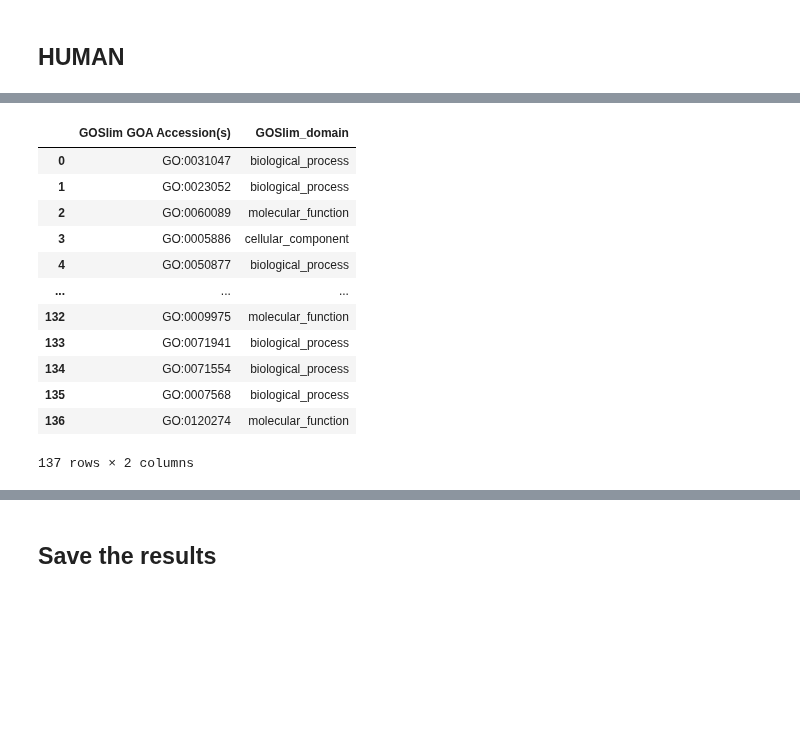
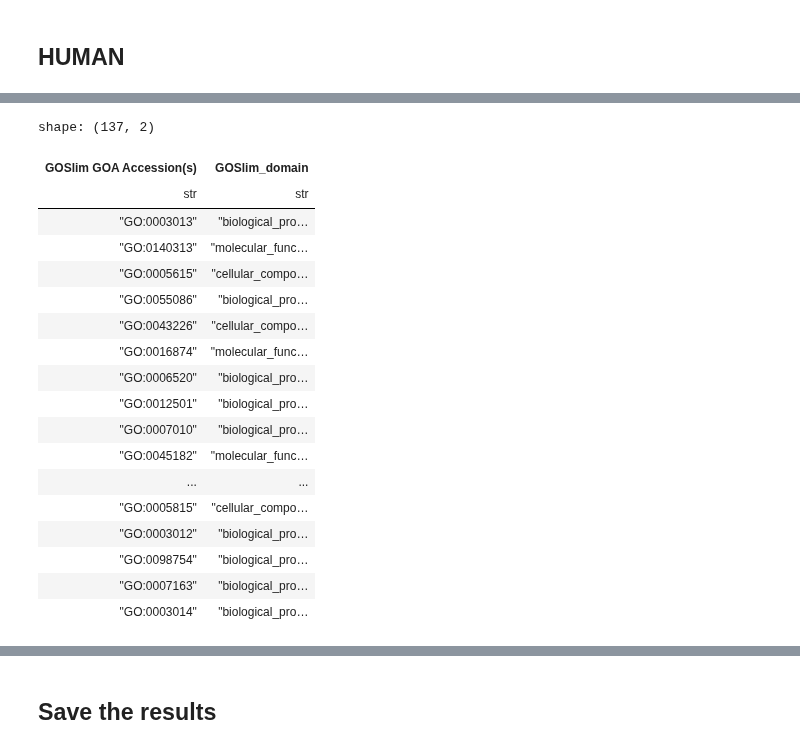
Before and after one commit to yonezawa-sora/pycircos_comaparative_species, a Jupyter notebook: data_preprocessing/1_GOSlim_add_domain.ipynb, the cells around one changed output, grey strips where cells are left out. Drawn from its saved outputs; the diff is of its cells as text; code cells hidden in the pictures; blank space fills up the shorter version.

```diff
--- a/data_preprocessing/1_GOSlim_add_domain.ipynb
+++ b/data_preprocessing/1_GOSlim_add_domain.ipynb
@@ -157,0 +137,6 @@ display(ensembl_goslim_human_unique)
+# %%
+ensembl_goslim_human = pl.read_csv("../data/biomart_goslim/biomart_human_goslim_R110.tsv",
+                                   separator="\t",
+                                   infer_schema_length=0) # Ensembl release 110
+ensembl_goslim_human_unique = ensembl_goslim_human.unique(keep="first", maintain_order=True)
+display(ensembl_goslim_human_unique)
@@ -158,5 +163,4 @@ display(ensembl_goslim_human_unique)
 # %%
-unique_goslim_terms_human = ensembl_goslim_human_unique["GOSlim GOA Accession(s)"].unique()
-human_goslim_df = pd.DataFrame(unique_goslim_terms_human,columns=["GOSlim GOA Accession(s)"])
-display(human_goslim_df)
+unique_goslim_terms_human = ensembl_goslim_human_unique.unique(subset=['GOSlim GOA Accession(s)']).select('GOSlim GOA Accession(s)')
+display(unique_goslim_terms_human)
 # %% [output]
@@ -176,20 +186,28 @@ display(human_goslim_df)
 # %%
-human_goslim_df["GOSlim_domain"] = human_goslim_df["GOSlim GOA Accession(s)"].apply(get_domain)
+# pandas -> human_goslim_df["GOSlim_domain"] = human_goslim_df["GOSlim GOA Accession(s)"].apply(get_domain)
+human_goslim_df = unique_goslim_terms_human.with_columns(
+    unique_goslim_terms_human["GOSlim GOA Accession(s)"].map_elements(get_domain, return_dtype=str).alias("GOSlim_domain")
+)
 time.sleep(10)
-
 display(human_goslim_df)
 # %% [output]
+shape: (137, 2)
-|  | GOSlim GOA Accession(s) | GOSlim_domain |
-| 0 | GO:0031047 | biological_process |
-| 1 | GO:0023052 | biological_process |
-| 2 | GO:0060089 | molecular_function |
-| 3 | GO:0005886 | cellular_component |
-| 4 | GO:0050877 | biological_process |
-| ... | ... | ... |
-| 132 | GO:0009975 | molecular_function |
-| 133 | GO:0071941 | biological_process |
-| 134 | GO:0071554 | biological_process |
-| 135 | GO:0007568 | biological_process |
-| 136 | GO:0120274 | molecular_function |
+| GOSlim GOA Accession(s) | GOSlim_domain |
+| str | str |
+| "GO:0003013" | "biological_pro… |
+| "GO:0140313" | "molecular_func… |
+| "GO:0005615" | "cellular_compo… |
+| "GO:0055086" | "biological_pro… |
+| "GO:0043226" | "cellular_compo… |
+| "GO:0016874" | "molecular_func… |
+| "GO:0006520" | "biological_pro… |
+| "GO:0012501" | "biological_pro… |
+| "GO:0007010" | "biological_pro… |
+| "GO:0045182" | "molecular_func… |
+| ... | ... |
+| "GO:0005815" | "cellular_compo… |
+| "GO:0003012" | "biological_pro… |
+| "GO:0098754" | "biological_pro… |
+| "GO:0007163" | "biological_pro… |
+| "GO:0003014" | "biological_pro… |
-137 rows × 2 columns
 # %%
```
Also changed, not shown: parts of 15 cells of this notebook.
